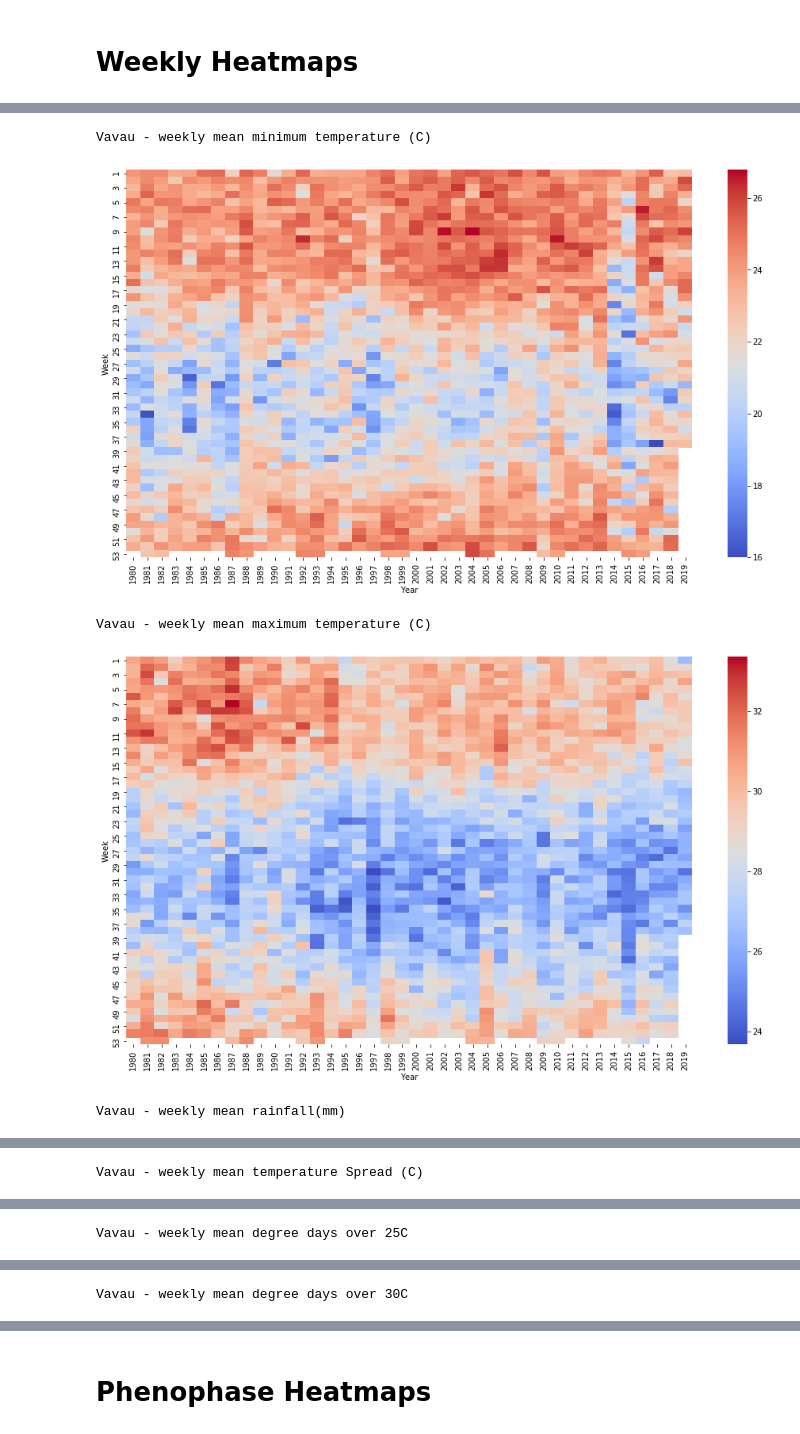
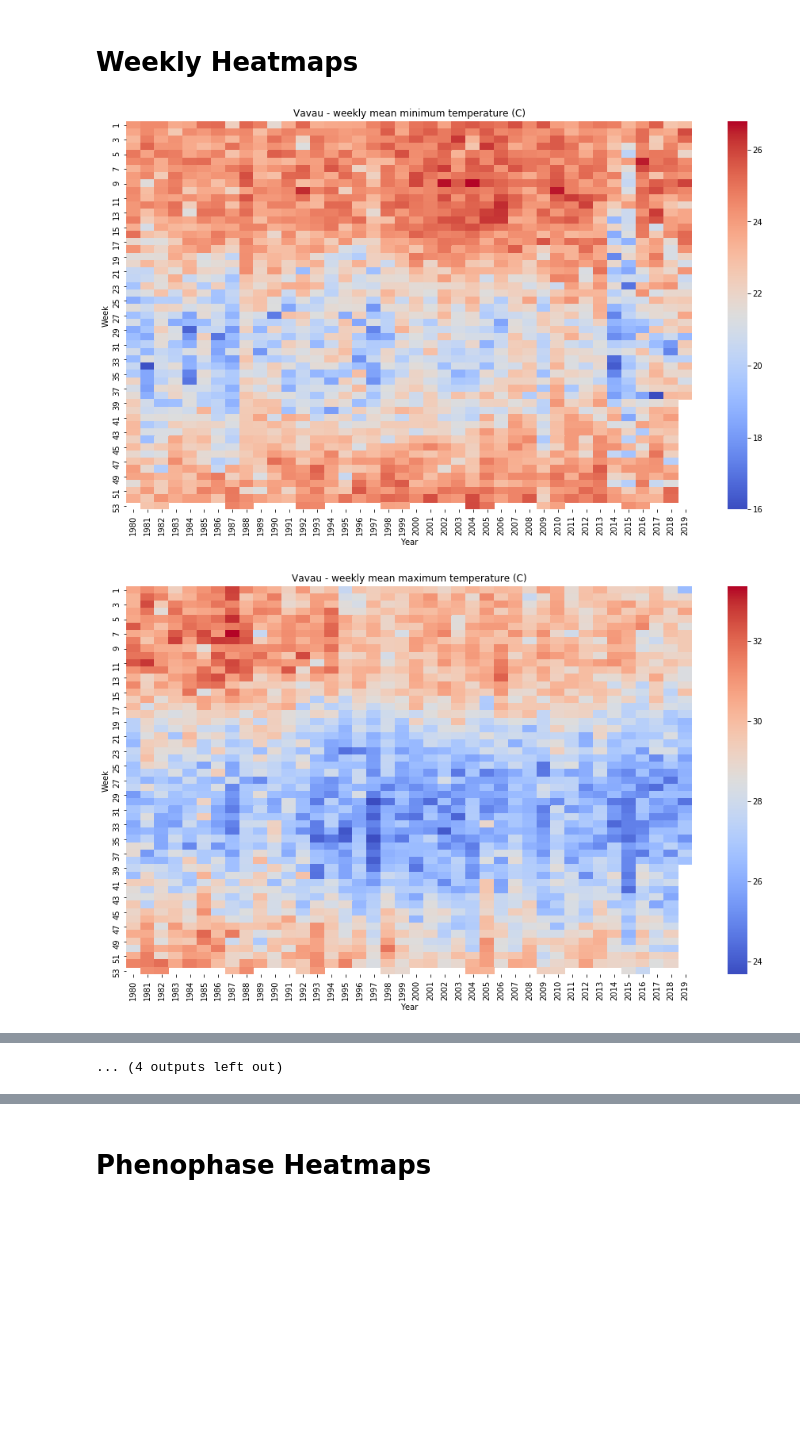
Before and after one commit to hradxy/tonga_met_data, a Jupyter notebook: Tonga MET Data Analysis.ipynb, the cells around one changed output, grey strips where cells are left out. Cells and saved outputs as stored; diff of their text form; code cells hidden in the pictures; blank space fills up the shorter version.

```diff
--- a/Tonga MET Data Analysis.ipynb
+++ b/Tonga MET Data Analysis.ipynb
@@ -74,12 +74,14 @@ figure_dict = {
 # %%
 for station in station_ids.keys():
     #Read excel file into memory
     frame = pd.read_excel(station+'-01011980 to '+end_date_filename+'.xls', header=0).fillna(np.nan)
     #Generating heatmaps
     for figure in figure_dict.keys():
         htmp = pd.pivot_table(frame,index='Week',columns='Year',values = figure_dict[figure]['df_column'],aggfunc=np.mean)
         fig, ax = plt.subplots(figsize=(16,9))
         sns.heatmap(htmp, cmap=figure_dict[figure]['color'])
-        print(station+' - weekly '+figure_dict[figure]['name'])
+        ax.set_title(station+' - weekly '+figure_dict[figure]['name'])
         plt.show()
 # %% [output]
+[figure, new version]
+[figure, new version]
@@ -86,5 +98 @@ for station in station_ids.keys():
-Vavau - weekly mean minimum temperature (C)
+... (4 outputs left out)
-[figure, old version]
-Vavau - weekly mean maximum temperature (C)
-[figure, old version]
-Vavau - weekly mean rainfall(mm)
@@ -92 +98,0 @@ Vavau - weekly mean rainfall(mm)
-Vavau - weekly mean temperature Spread (C)
@@ -94 +98,0 @@ Vavau - weekly mean temperature Spread (C)
-Vavau - weekly mean degree days over 25C
@@ -96 +98,0 @@ Vavau - weekly mean degree days over 25C
-Vavau - weekly mean degree days over 30C
```
Also changed, not shown: parts of 3 cells of this notebook.
